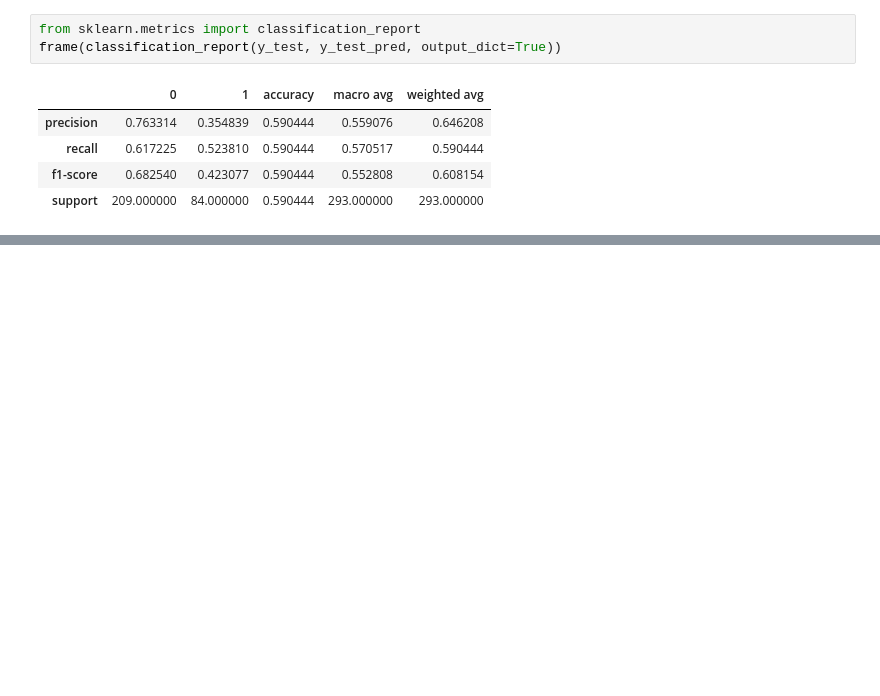
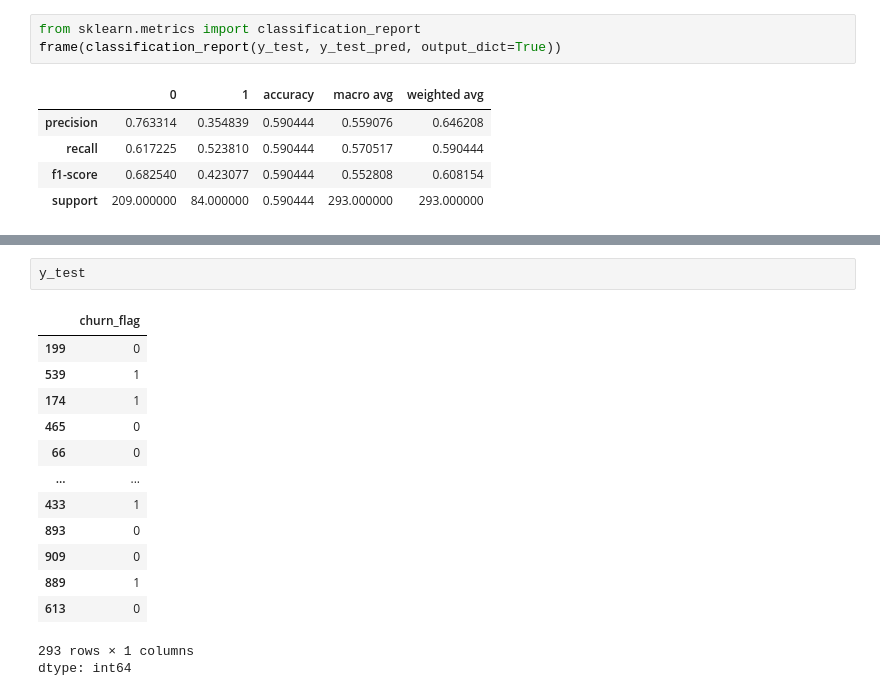
Before and after one commit to Jonc29/DATA-ANALYSIS, a Jupyter notebook: MTN Customer Churn Analysis and Prediction.ipynb, the cells around one changed output, grey strips where cells are left out. Cells and saved outputs as stored; diff of their text form; blank space fills up the shorter version.

```diff
--- a/MTN Customer Churn Analysis and Prediction.ipynb
+++ b/MTN Customer Churn Analysis and Prediction.ipynb
@@ -998,0 +1185,17 @@ frame(classification_report(y_test, y_test_pred, output_dict=True))
+# %%
+y_test
+# %% [output]
+|  | churn_flag |
+| 199 | 0 |
+| 539 | 1 |
+| 174 | 1 |
+| 465 | 0 |
+| 66 | 0 |
+| ... | ... |
+| 433 | 1 |
+| 893 | 0 |
+| 909 | 0 |
+| 889 | 1 |
+| 613 | 0 |
+293 rows × 1 columns
+dtype: int64
```
Also changed, not shown: parts of 34 cells of this notebook, 2 other files.
